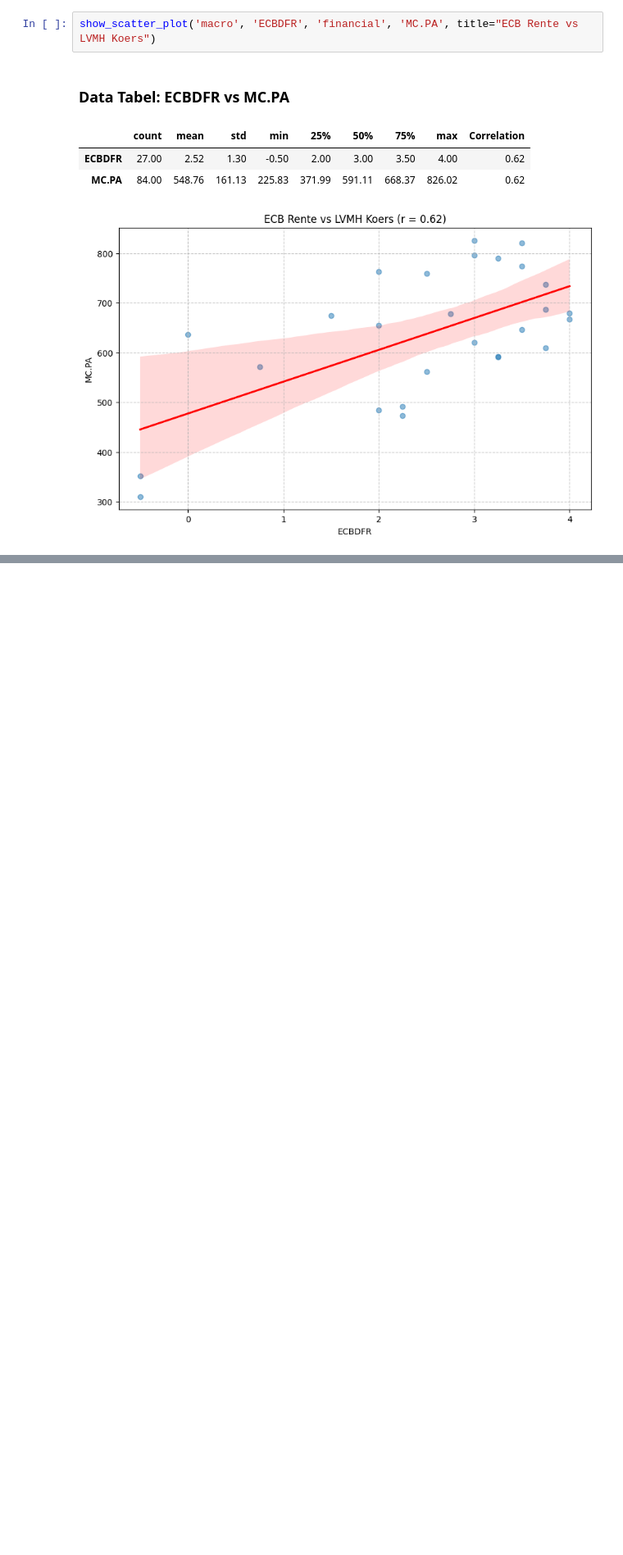
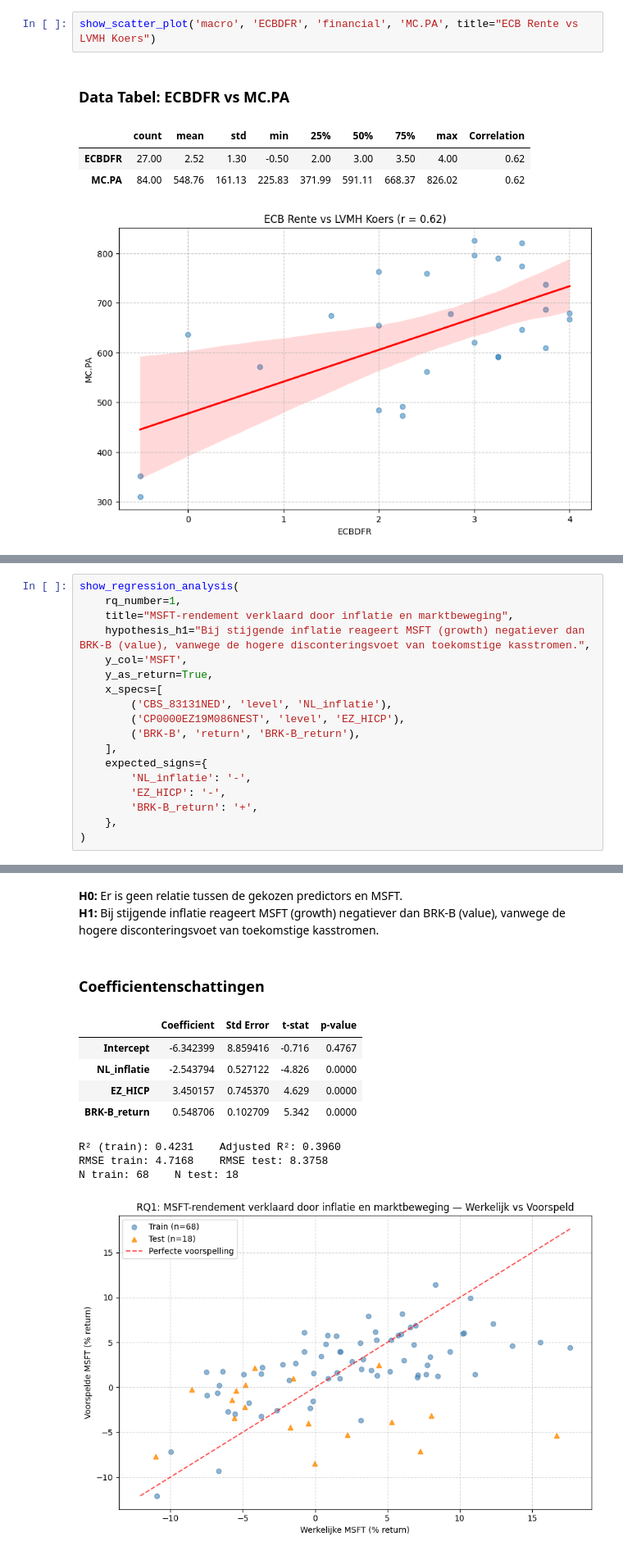
Before and after one commit to Pablo-Atanes/Minor-bigdata, a Jupyter notebook: b2_colab_board_pablo_jasper.ipynb, the cells around one changed output, grey strips where cells are left out. Shown at 82% size. Saved outputs shown, nothing was run; the diff lists cells and outputs as text; blank space fills up the shorter version.

```diff
--- a/b2_colab_board_pablo_jasper.ipynb
+++ b/b2_colab_board_pablo_jasper.ipynb
@@ -495,0 +529,19 @@ show_scatter_plot('macro', 'ECBDFR', 'financial', 'MC.PA', title="ECB Rente vs L
+# %%
+show_regression_analysis(
+    rq_number=1,
+    title="MSFT-rendement verklaard door inflatie en marktbeweging",
+    hypothesis_h1="Bij stijgende inflatie reageert MSFT (growth) negatiever dan BRK-B (value), vanwege de hogere disconteringsvoet van toekomstige kasstromen.",
+    y_col='MSFT',
+    y_as_return=True,
+    x_specs=[
+        ('CBS_83131NED', 'level', 'NL_inflatie'),
+        ('CP0000EZ19M086NEST', 'level', 'EZ_HICP'),
+        ('BRK-B', 'return', 'BRK-B_return'),
+    ],
+    expected_signs={
+        'NL_inflatie': '-',
+        'EZ_HICP': '-',
+        'BRK-B_return': '+',
+    },
+)
+# %% [output]
@@ -495,0 +549,12 @@ show_scatter_plot('macro', 'ECBDFR', 'financial', 'MC.PA', title="ECB Rente vs L
+**H0:** Er is geen relatie tussen de gekozen predictors en MSFT.
+**H1:** Bij stijgende inflatie reageert MSFT (growth) negatiever dan BRK-B (value), vanwege de hogere disconteringsvoet van toekomstige kasstromen.
+### Coefficientenschattingen
+|  | Coefficient | Std Error | t-stat | p-value |
+| Intercept | -6.342399 | 8.859416 | -0.716 | 0.4767 |
+| NL_inflatie | -2.543794 | 0.527122 | -4.826 | 0.0000 |
+| EZ_HICP | 3.450157 | 0.745370 | 4.629 | 0.0000 |
+| BRK-B_return | 0.548706 | 0.102709 | 5.342 | 0.0000 |
+R² (train): 0.4231    Adjusted R²: 0.3960
+RMSE train: 4.7168    RMSE test: 8.3758
+N train: 68    N test: 18
+[figure, added]
```
Also changed, not shown: parts of 12 cells of this notebook, 29 other files.
